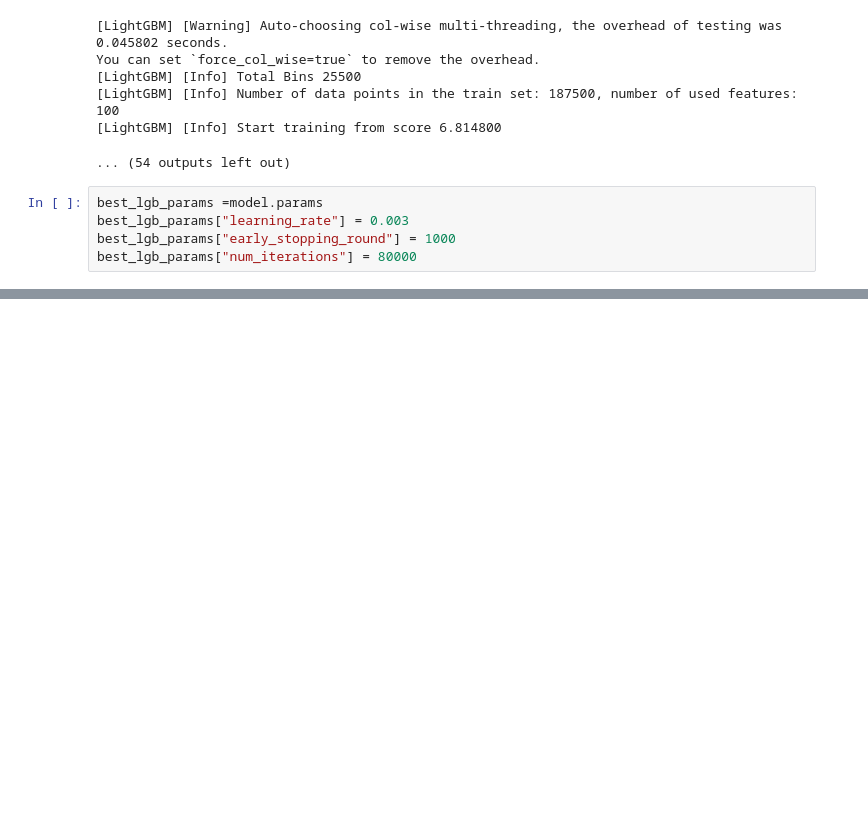
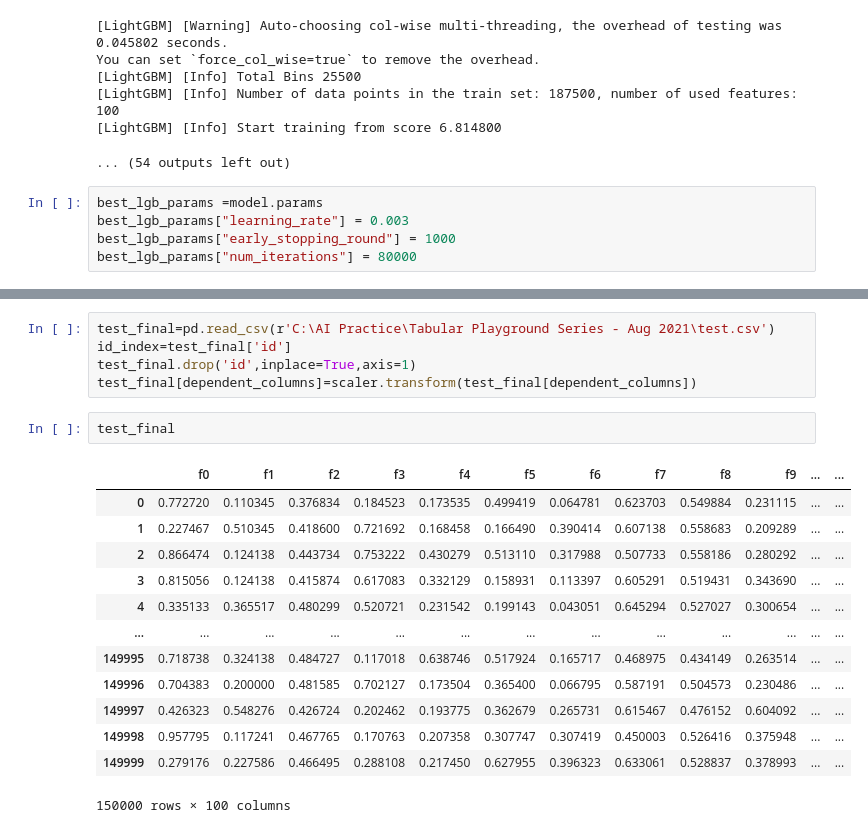
Before and after one commit to venkat2ram/AI_Playground, a Jupyter notebook: Tabular_Playground_Series_Aug_2021_practice.ipynb, the cells around one changed output, grey strips where cells are left out. Saved outputs shown, nothing was run; the diff lists cells and outputs as text; blank space fills up the shorter version.

```diff
--- a/Tabular_Playground_Series_Aug_2021_practice.ipynb
+++ b/Tabular_Playground_Series_Aug_2021_practice.ipynb
@@ -173,0 +180,21 @@ TypeError: ignored
+# %%
+test_final=pd.read_csv(r'C:\AI Practice\Tabular Playground Series - Aug 2021\test.csv')
+id_index=test_final['id']
+test_final.drop('id',inplace=True,axis=1)
+test_final[dependent_columns]=scaler.transform(test_final[dependent_columns])
+# %%
+test_final
+# %% [output]
+|  | f0 | f1 | f2 | f3 | f4 | f5 | f6 | f7 | f8 | f9 | ... | ... |
+| 0 | 0.772720 | 0.110345 | 0.376834 | 0.184523 | 0.173535 | 0.499419 | 0.064781 | 0.623703 | 0.549884 | 0.231115 | ... | ... |
+| 1 | 0.227467 | 0.510345 | 0.418600 | 0.721692 | 0.168458 | 0.166490 | 0.390414 | 0.607138 | 0.558683 | 0.209289 | ... | ... |
+| 2 | 0.866474 | 0.124138 | 0.443734 | 0.753222 | 0.430279 | 0.513110 | 0.317988 | 0.507733 | 0.558186 | 0.280292 | ... | ... |
+| 3 | 0.815056 | 0.124138 | 0.415874 | 0.617083 | 0.332129 | 0.158931 | 0.113397 | 0.605291 | 0.519431 | 0.343690 | ... | ... |
+| 4 | 0.335133 | 0.365517 | 0.480299 | 0.520721 | 0.231542 | 0.199143 | 0.043051 | 0.645294 | 0.527027 | 0.300654 | ... | ... |
+| ... | ... | ... | ... | ... | ... | ... | ... | ... | ... | ... | ... | ... |
+| 149995 | 0.718738 | 0.324138 | 0.484727 | 0.117018 | 0.638746 | 0.517924 | 0.165717 | 0.468975 | 0.434149 | 0.263514 | ... | ... |
+| 149996 | 0.704383 | 0.200000 | 0.481585 | 0.702127 | 0.173504 | 0.365400 | 0.066795 | 0.587191 | 0.504573 | 0.230486 | ... | ... |
+| 149997 | 0.426323 | 0.548276 | 0.426724 | 0.202462 | 0.193775 | 0.362679 | 0.265731 | 0.615467 | 0.476152 | 0.604092 | ... | ... |
+| 149998 | 0.957795 | 0.117241 | 0.467765 | 0.170763 | 0.207358 | 0.307747 | 0.307419 | 0.450003 | 0.526416 | 0.375948 | ... | ... |
+| 149999 | 0.279176 | 0.227586 | 0.466495 | 0.288108 | 0.217450 | 0.627955 | 0.396323 | 0.633061 | 0.528837 | 0.378993 | ... | ... |
+150000 rows × 100 columns
```
Also changed, not shown: parts of 8 cells of this notebook.
